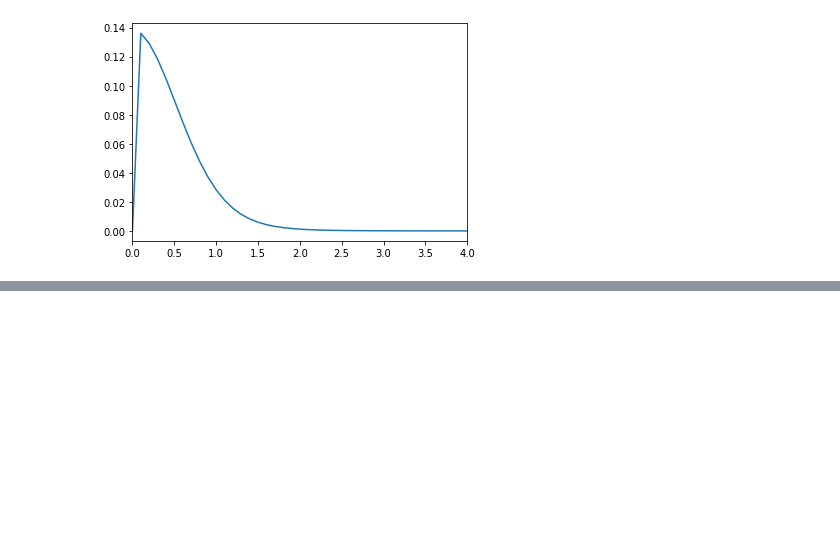
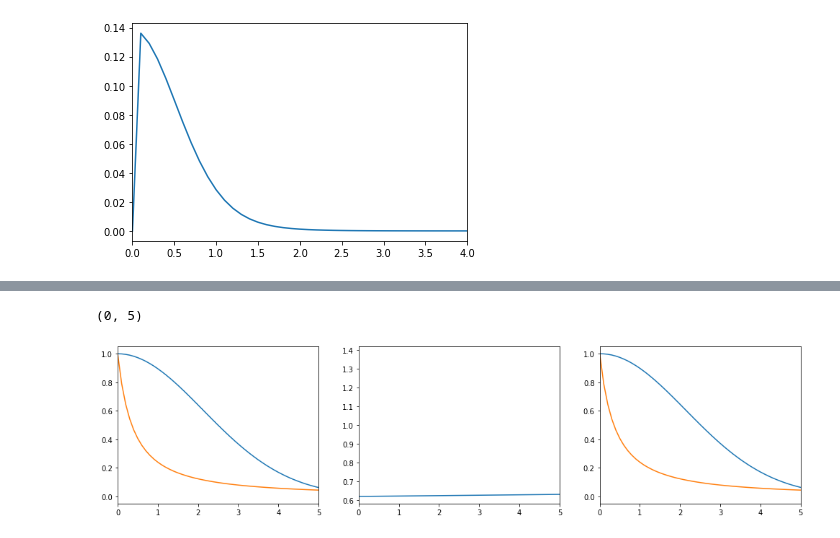
Before and after one commit to yamacisik/gated_kernel_tpp, a Jupyter notebook: dev_notebook.ipynb, the cells around one changed output, grey strips where cells are left out. Saved outputs shown, nothing was run; the diff lists cells and outputs as text; code cells hidden in the pictures; blank space fills up the shorter version.

```diff
--- a/dev_notebook.ipynb
+++ b/dev_notebook.ipynb
@@ -548,0 +623,29 @@ tensor([0.5000, 0.5000, 0.5000,  ..., 1.4979, 1.4979, 1.4980])
+# %%
+values = squared_exponential_kernel(t,sigma= 1.0, lengthscale =  3.0)
+# values = rational_quadratic_kernel(t/200,sigma= 1.0, lengthscale =   0.03, alpha = 0.99)
+values_sig = sig(t,l=  100, s = 100)
+
+
+fig, (ax1, ax2,ax3) = plt.subplots(1, 3,figsize=(17,4))
+
+limit = 5
+
+ax1.plot(t,values)
+ax1.set_xlim(0, limit)
+ax1.plot(t,actual_scores/actual_scores.max())
+
+
+ax2.plot(t,values_sig)
+ax2.set_xlim(0, limit)
+
+
+final_scores =values_sig*values
+actual_scores = power_law_kernel(t)
+ax3.plot(t,final_scores/final_scores.max())
+ax3.plot(t,actual_scores/actual_scores.max())
+
+
+ax3.set_xlim(0, limit)
+# %% [output]
+(0, 5)
+[figure, added]
```
Also changed, not shown: parts of 9 cells of this notebook, 4 other files.
